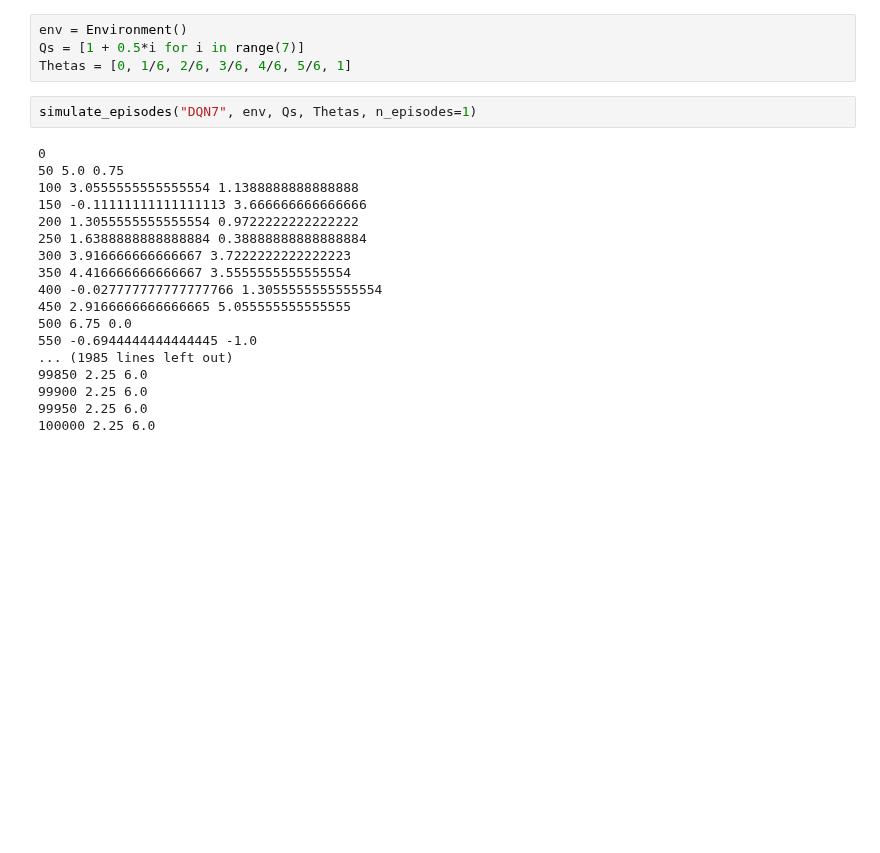
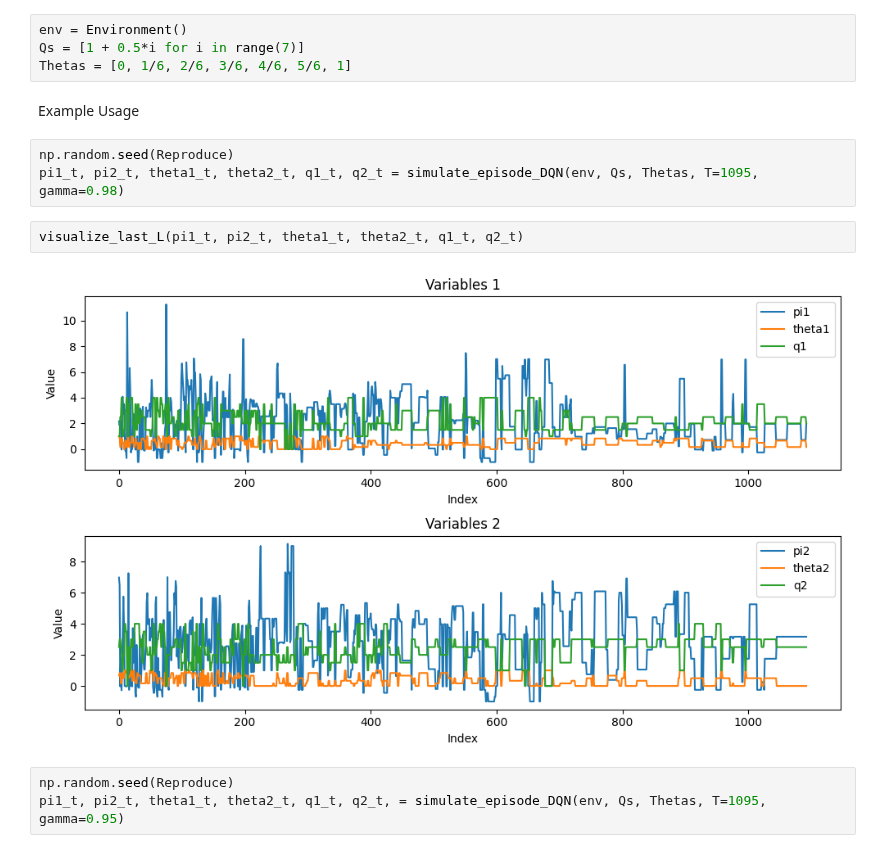
Before and after one commit to WouterBant/Algorithmic-Collusion-an-Experimental-Study, a Jupyter notebook: src/runs/DQN.ipynb, the cells around one changed output. Saved outputs shown, nothing was run; the diff lists cells and outputs as text; blank space fills up the shorter version.

Commit message:
Dqn plots made

```diff
--- a/src/runs/DQN.ipynb
+++ b/src/runs/DQN.ipynb
@@ -16,26 +16,18 @@ Reproduce = 2023
 env = Environment()
 Qs = [1 + 0.5*i for i in range(7)]
 Thetas = [0, 1/6, 2/6, 3/6, 4/6, 5/6, 1]
-# %%
-simulate_episodes("DQN7", env, Qs, Thetas, n_episodes=1)
-# %% [output]
-0
-50 5.0 0.75
-100 3.0555555555555554 1.1388888888888888
-150 -0.11111111111111113 3.666666666666666
-200 1.3055555555555554 0.9722222222222222
-250 1.6388888888888884 0.38888888888888884
-300 3.916666666666667 3.7222222222222223
-350 4.416666666666667 3.5555555555555554
-400 -0.027777777777777766 1.3055555555555554
-450 2.9166666666666665 5.055555555555555
-500 6.75 0.0
-550 -0.6944444444444445 -1.0
-... (1985 lines left out)
-99850 2.25 6.0
-99900 2.25 6.0
-99950 2.25 6.0
-100000 2.25 6.0
+# %% [markdown]
+Example Usage
+# %%
+np.random.seed(Reproduce)
+pi1_t, pi2_t, theta1_t, theta2_t, q1_t, q2_t = simulate_episode_DQN(env, Qs, Thetas, T=1095, gamma=0.98)
+# %%
+visualize_last_L(pi1_t, pi2_t, theta1_t, theta2_t, q1_t, q2_t)
+# %% [output]
+[figure, added]
+# %%
+np.random.seed(Reproduce)
+pi1_t, pi2_t, theta1_t, theta2_t, q1_t, q2_t, = simulate_episode_DQN(env, Qs, Thetas, T=1095, gamma=0.95)
 # %%
 def print_groups(name):
     print(name)
```
Also changed, not shown: parts of 7 cells of this notebook, 3 other files.
